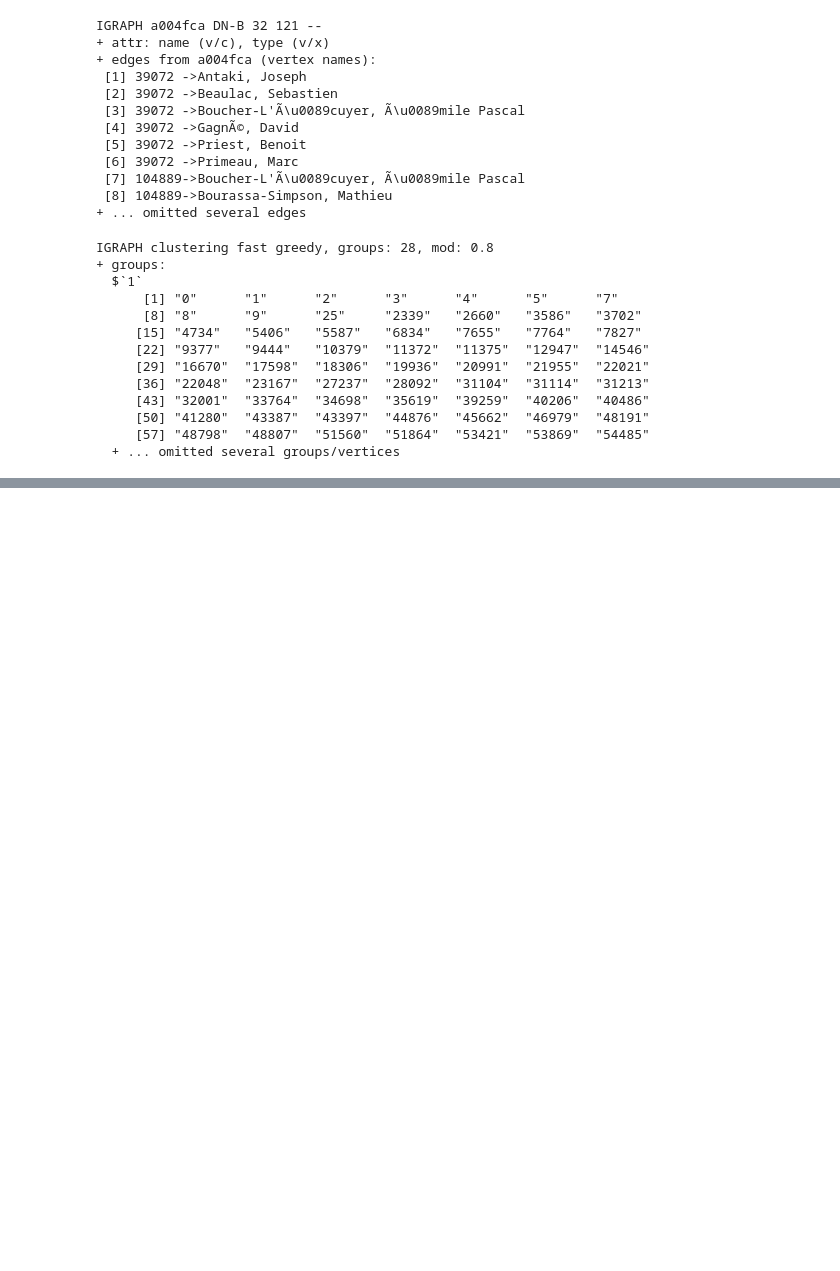
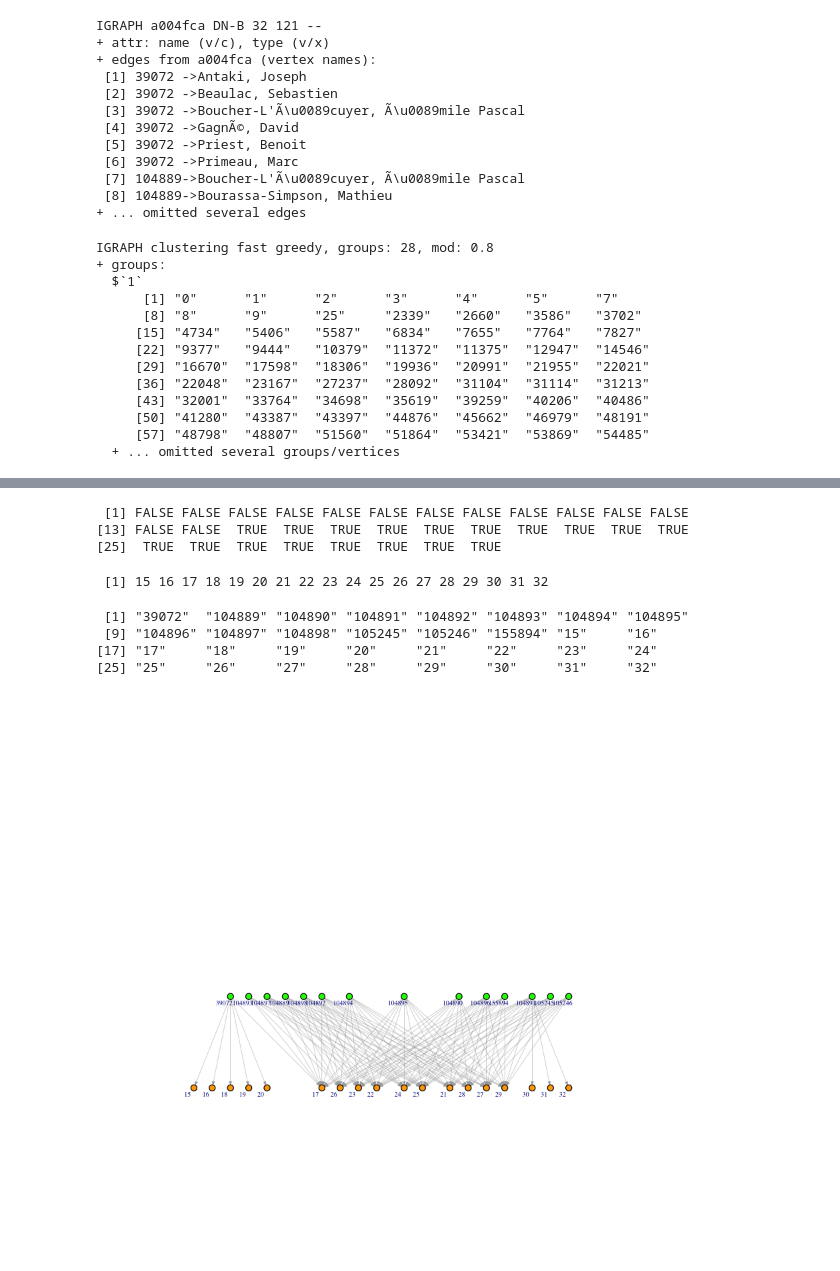
Before and after one commit to twjeric/UCLA-EE232-Large-Scale-Social-and-Complex-Networks, a Jupyter notebook: Project4/test.ipynb, the cells around one changed output, grey strips where cells are left out. Drawn from its saved outputs; the diff is of its cells as text; code cells hidden in the pictures; blank space fills up the shorter version.

```diff
--- a/Project4/test.ipynb
+++ b/Project4/test.ipynb
@@ -914,0 +971,20 @@ IGRAPH clustering fast greedy, groups: 28, mod: 0.8
+# %%
+V(g1)$type
+names = V(g1)$name
+id = c(1:18)
+V(g1)[1:14]$label <- names[1:14]
+V(g1)[15:32]$label <- l
+col <- c("green","orange")
+print(l)
+V(g1)$label
+plot(g1, layout = layout_as_bipartite(g1,types = NULL,hgap=0.3,vgap=1.5), vertex.color = col[as.numeric(V(g1)$type)+1], vertex.size=10, vertex.label.dist=-2, rescale=FALSE, vertex.label.cex=0.5, xlim=c(-1,6), ylim=c(0,4), edge.width =z,edge.arrow.size=0.2)
+# %% [output]
+ [1] FALSE FALSE FALSE FALSE FALSE FALSE FALSE FALSE FALSE FALSE FALSE FALSE
+[13] FALSE FALSE  TRUE  TRUE  TRUE  TRUE  TRUE  TRUE  TRUE  TRUE  TRUE  TRUE
+[25]  TRUE  TRUE  TRUE  TRUE  TRUE  TRUE  TRUE  TRUE
+ [1] 15 16 17 18 19 20 21 22 23 24 25 26 27 28 29 30 31 32
+ [1] "39072"  "104889" "104890" "104891" "104892" "104893" "104894" "104895"
+ [9] "104896" "104897" "104898" "105245" "105246" "155894" "15"     "16"
+[17] "17"     "18"     "19"     "20"     "21"     "22"     "23"     "24"
+[25] "25"     "26"     "27"     "28"     "29"     "30"     "31"     "32"
+[figure, added]
```
Also changed, not shown: parts of 6 cells of this notebook, 1 other file.
